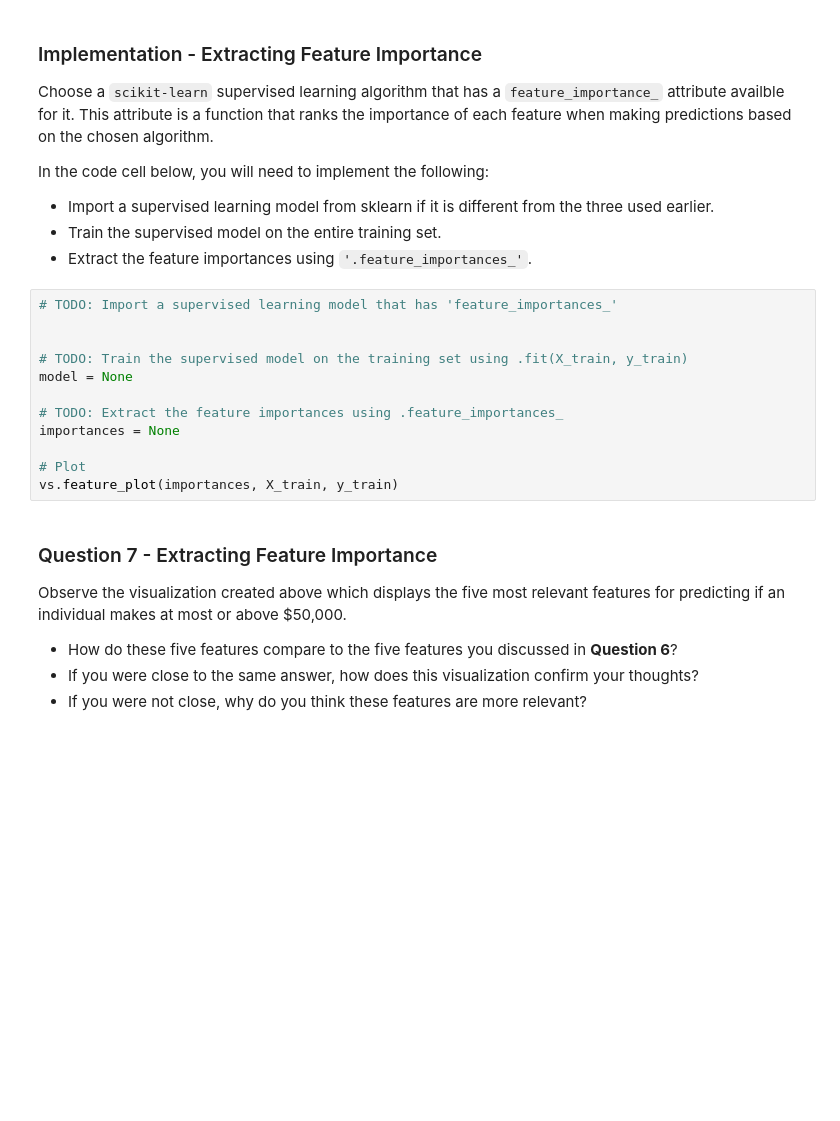
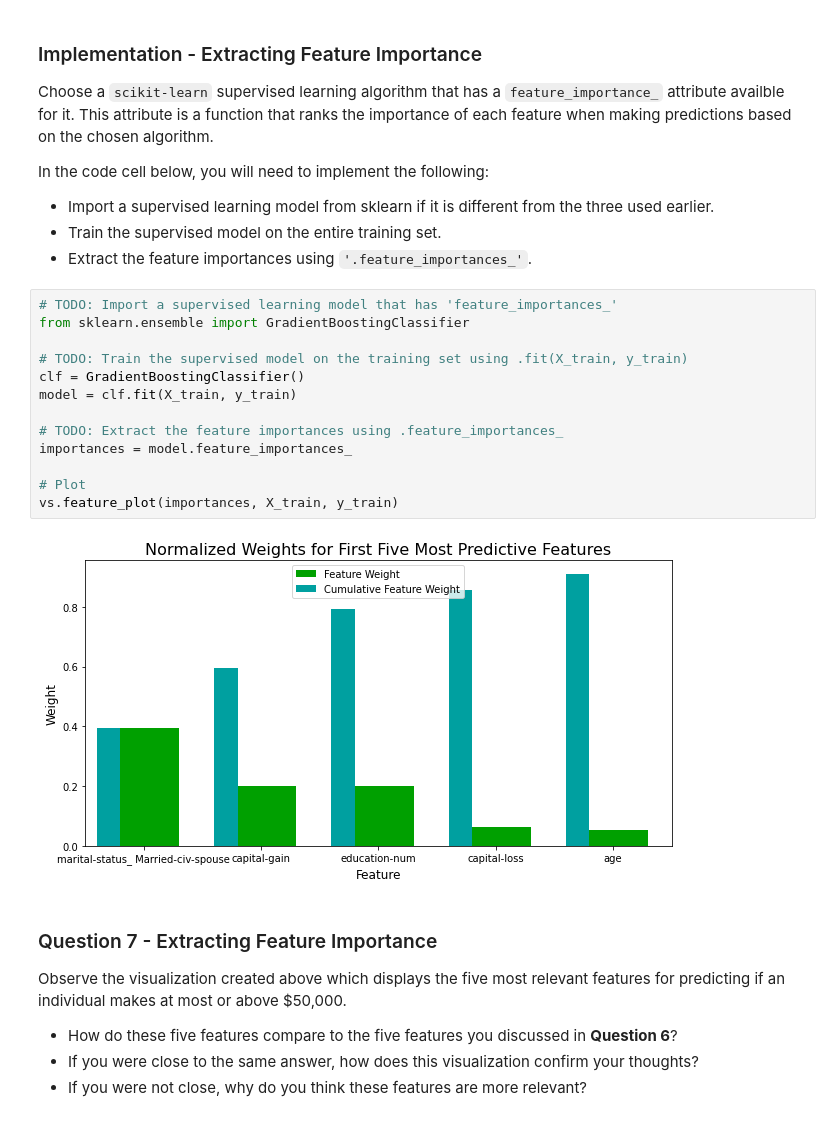
Before and after one commit to batuerol/udacity_nano_degree, a Jupyter notebook: cd0025-supervised-learning/starter/finding_donors.ipynb, the cells around one changed output. Saved outputs shown, nothing was run; the diff lists cells and outputs as text; blank space fills up the shorter version.

```diff
--- a/cd0025-supervised-learning/starter/finding_donors.ipynb
+++ b/cd0025-supervised-learning/starter/finding_donors.ipynb
@@ -644,16 +663,19 @@ In the code cell below, you will need to implement the following:
  - Extract the feature importances using `'.feature_importances_'`.
 # %%
 # TODO: Import a supervised learning model that has 'feature_importances_'
-
+from sklearn.ensemble import GradientBoostingClassifier
 
 # TODO: Train the supervised model on the training set using .fit(X_train, y_train)
-model = None
+clf = GradientBoostingClassifier()
+model = clf.fit(X_train, y_train)
 
 # TODO: Extract the feature importances using .feature_importances_
-importances = None
+importances = model.feature_importances_
 
 # Plot
 vs.feature_plot(importances, X_train, y_train)
+# %% [output]
+[figure, added]
 # %% [markdown]
 ### Question 7 - Extracting Feature Importance
 
```
Also changed, not shown: parts of 15 cells of this notebook.
